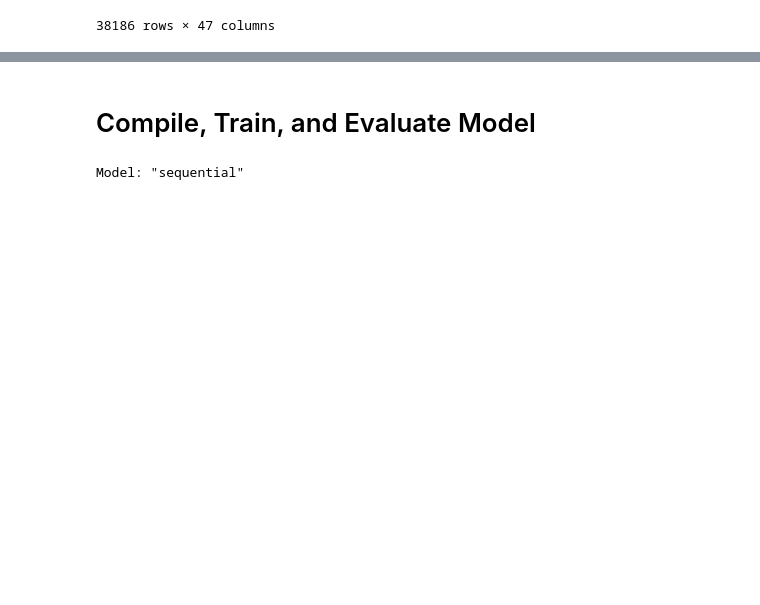
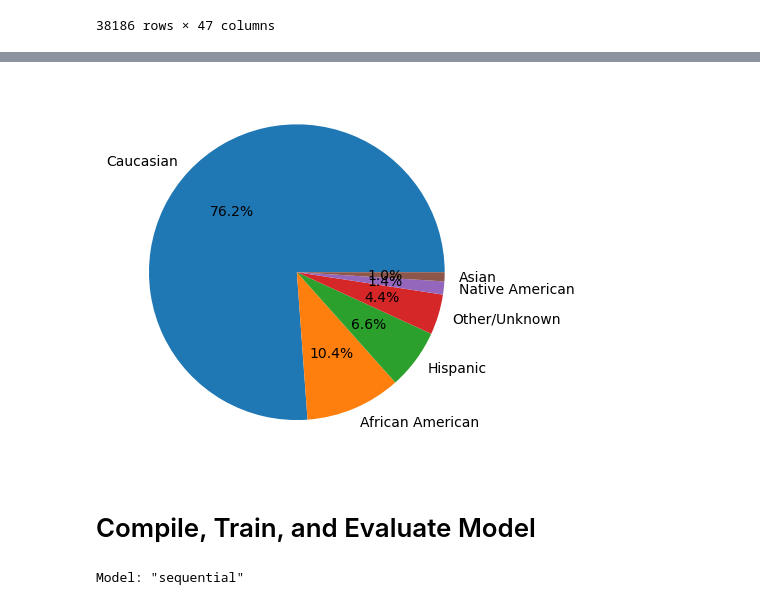
Before and after one commit to ComfyKoala/diabetes-classification, a Jupyter notebook: Nikko/Diabetes_NN.ipynb, the cells around one changed output, grey strips where cells are left out. Saved outputs shown, nothing was run; the diff lists cells and outputs as text; code cells hidden in the pictures; blank space fills up the shorter version.

```diff
--- a/Nikko/Diabetes_NN.ipynb
+++ b/Nikko/Diabetes_NN.ipynb
@@ -144,3 +171,8 @@ X_train, X_test, y_train, y_test = train_test_split(X, y, random_state=42)
+# %%
+ethnicity_counts = clean_diabetes_df['ethnicity'].value_counts()#.plot(kind='pie', autopct='%1.1f%%')
+plt.pie(ethnicity_counts,labels=ethnicity_counts.index,autopct='%.1f%%');
+# %% [output]
+[figure, added]
 # %% [markdown]
 # Compile, Train, and Evaluate Model
 # %%
```
Also changed, not shown: parts of 12 cells of this notebook, 1 other file.
